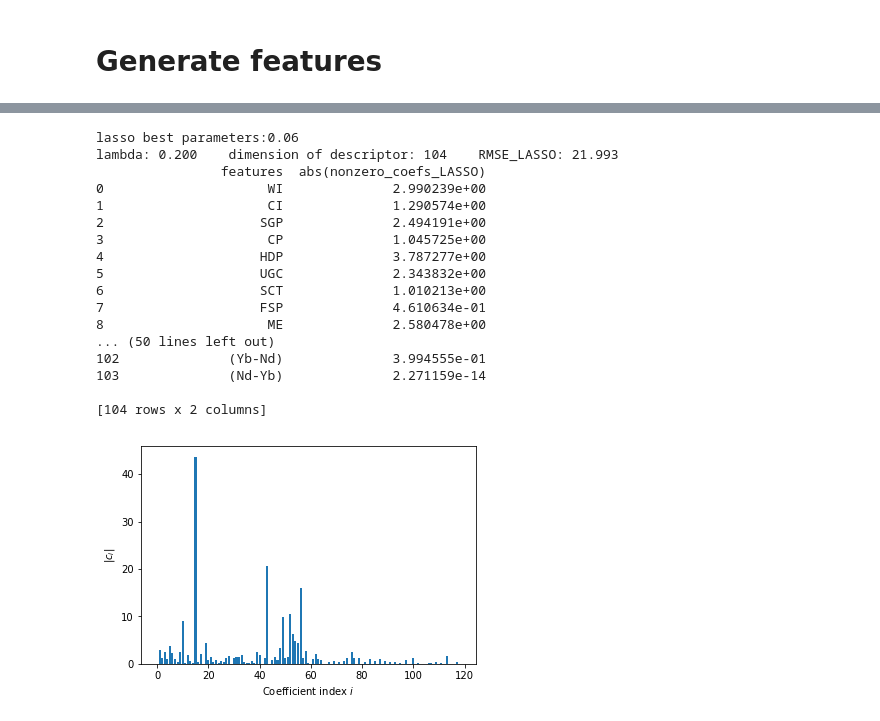
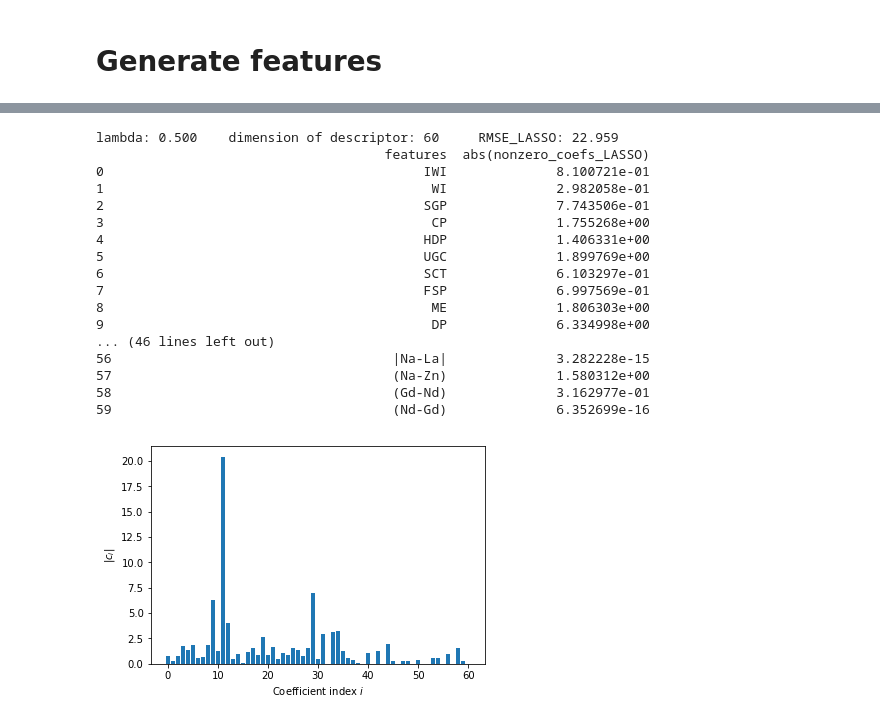
Before and after one commit to elmoose/CompressedSensing4MaterialsScience, a Jupyter notebook: lalala.ipynb, the cells around one changed output, grey strips where cells are left out. Cells and saved outputs as stored; diff of their text form; code cells hidden in the pictures.

```diff
--- a/lalala.ipynb
+++ b/lalala.ipynb
@@ -800,9 +800,8 @@ df_D.to_csv('df2.csv', index = False)
 def lasso_fit(lam, P, D, feature_list):
     #LASSO
     D_standardized = ss.zscore(D)
-    X_train, X_test, y_train, y_test = train_test_split(D_standardized, P, test_size=0.3, random_state=42)
     lasso =  Lasso(alpha=lam)
-    lasso.fit(X_train,y_train)
+    lasso.fit(D_standardized,P)
     coef =  lasso.coef_
     # get strings of selected features
     selected_indices = coef.nonzero()[0]
@@ -810,7 +809,7 @@ def lasso_fit(lam, P, D, feature_list):
 
     # get RMSE of LASSO model
 
-    RMSE_LASSO= sqrt(mse(y_test, lasso.predict(X_test)))
+    RMSE_LASSO= sqrt(mse(P, lasso.predict(D_standardized)))
 
     return RMSE_LASSO, coef, selected_features
 # %%
@@ -839,33 +840,33 @@ def lasso_fit(lam, P, D, feature_list):
 # %%
 # change lam between 0.02 and 0.34, e.g. 0.34, 0.30, 0.20, 0.13, 0.10, 0.02
-lam = 0.2
+lam = 0.5
 
 RMSE_LASSO,coef, selected_features = lasso_fit(lam, P, D, features_list)
 plt.bar(range(len(coef)), np.abs(coef))
 plt.xlabel("Coefficient index $i$")
 plt.ylabel("$|c_i|$")
 
 print("lambda: %.3f\t dimension of descriptor: %s\t RMSE_LASSO: %.3f\t"
       %(lam, len(selected_features), RMSE_LASSO))
 print(pd.DataFrame({'features':np.array(selected_features), 'abs(nonzero_coefs_LASSO)': np.abs(coef[coef.nonzero()])}))
 # %% [output]
-lasso best parameters:0.06
-lambda: 0.200    dimension of descriptor: 104    RMSE_LASSO: 21.993
-                features  abs(nonzero_coefs_LASSO)
-0                     WI              2.990239e+00
-1                     CI              1.290574e+00
-2                    SGP              2.494191e+00
-3                     CP              1.045725e+00
-4                    HDP              3.787277e+00
-5                    UGC              2.343832e+00
-6                    SCT              1.010213e+00
-7                    FSP              4.610634e-01
-8                     ME              2.580478e+00
-... (50 lines left out)
-102              (Yb-Nd)              3.994555e-01
-103              (Nd-Yb)              2.271159e-14
-
-[104 rows x 2 columns]
+lambda: 0.500    dimension of descriptor: 60     RMSE_LASSO: 22.959
+                                     features  abs(nonzero_coefs_LASSO)
+0                                         IWI              8.100721e-01
+1                                          WI              2.982058e-01
+2                                         SGP              7.743506e-01
+3                                          CP              1.755268e+00
+4                                         HDP              1.406331e+00
+5                                         UGC              1.899769e+00
+6                                         SCT              6.103297e-01
+7                                         FSP              6.997569e-01
+8                                          ME              1.806303e+00
+9                                          DP              6.334998e+00
+... (46 lines left out)
+56                                    |Na-La|              3.282228e-15
+57                                    (Na-Zn)              1.580312e+00
+58                                    (Gd-Nd)              3.162977e-01
+59                                    (Nd-Gd)              6.352699e-16
-[figure, old version]
+[figure, new version]
 # %%
 #L0
```
Also changed, not shown: parts of 12 cells of this notebook.
